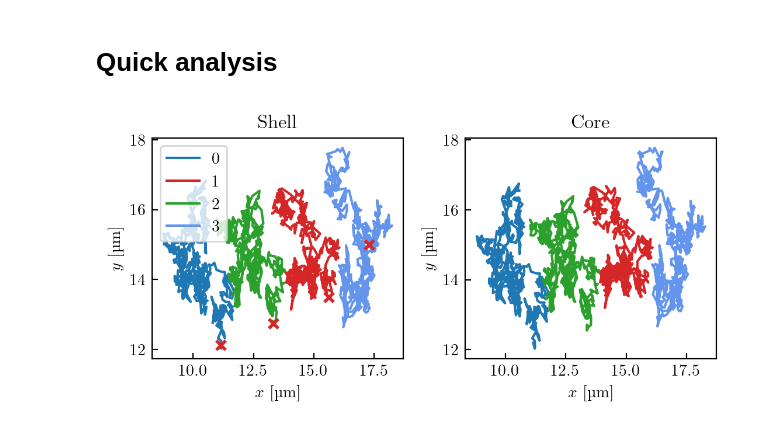
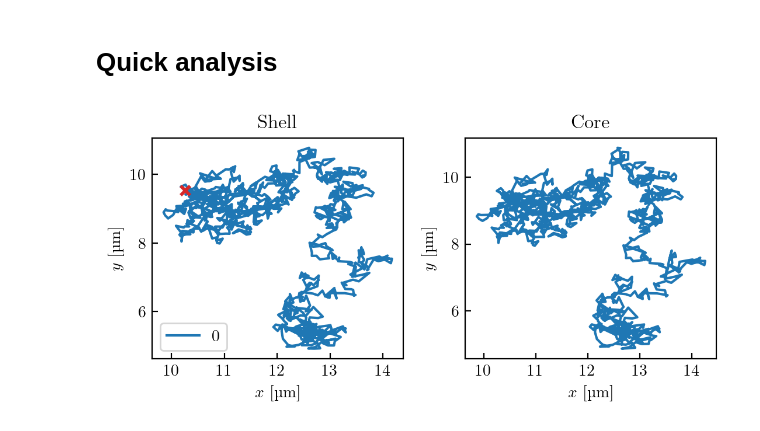
Before and after one commit to nicofares/wraptrack, a Jupyter notebook: wraptrack_coreshell_chain/chain_tracking.ipynb, the cells around one changed output. Cells and saved outputs as stored; diff of their text form; code cells hidden in the pictures.

```diff
--- a/wraptrack_coreshell_chain/chain_tracking.ipynb
+++ b/wraptrack_coreshell_chain/chain_tracking.ipynb
@@ -172,12 +172,12 @@ plt.imshow(stack[i])
 # Test on one image
 # %%
 RING_RADIUS = 31   # px, about the LARGEST ring in the movie
-RANGE_LOWER_PX = 3
-RANGE_UPPER_PX = 7
+RANGE_LOWER_PX = 5
+RANGE_UPPER_PX = 5
 MIN_SNR = 1
 SMOOTHING_SIGMA = 1
 # %%
-i = 0
+i = 34
 
 img = stack[i]
 
@@ -191,7 +191,7 @@ particles = locate_particles(
         smoothing_sigma=SMOOTHING_SIGMA,
         range_lower_px=RANGE_LOWER_PX,
         range_upper_px=RANGE_UPPER_PX,
-        fixed_params={"sigma": 2.2},
+        # fixed_params={"sigma": 2.1},
     ),
     isolate=True,
 )
@@ -315,7 +312,7 @@ del particles, rows
 # Parameters
 
 # Number of particles to be tracked
-N_particles = 4
+N_particles = 1
 
 # Initial guess: start each frame from the particles found in the previous one
 # (much faster). False = full search on every frame, as before.
@@ -326,9 +323,12 @@ USE_PREVIOUS = True
 # the full search.
 MAX_STEP = 0.5
 
+# Isolating each sphere in the tracking
+ISOLATE = True
+
 # Images to track
 start = 0
-stop = 601
+stop = 1201
 step = 1
 
 # Number of images
@@ -403,10 +403,11 @@ for i in tqdm(range(start, stop, step)):
             smoothing_sigma=SMOOTHING_SIGMA,
             range_lower_px=RANGE_LOWER_PX,
             range_upper_px=RANGE_UPPER_PX,
-            fixed_params={"sigma": 2.2},
+            # fixed_params={"sigma": 2.1},
         ),
         previous=previous if USE_PREVIOUS else None,
         max_step=MAX_STEP*RING_RADIUS,
+        isolate=ISOLATE,
     )
 
     if len(particles) == N_particles:
@@ -585,25 +588,25 @@ colors = ['tab:blue', 'tab:red', 'tab:green', 'cornflowerblue', 'sandybrown']
 # %%
 fig, [ax1, ax2] = plt.subplots(1, 2, figsize=(14/2.54, 7/2.54))
 
-# start = 0
-# stop = -1
-# step = 1
+start = 0
+stop = 3750
+step = 1
 
 for i, p in enumerate(p_ids):
     subset = results[results["particle"] == p]
     ax1.plot(subset['xs'] * 1e6, subset['ys'] * 1e6, color=colors[i], label=str(p))
     ax1.plot(subset['xs'].iloc[0] * 1e6, subset['ys'].iloc[0] * 1e6, 'x', mew=2, mec='tab:red')
     ax2.plot(subset['xc'] * 1e6, subset['yc'] * 1e6, color=colors[i], label=str(p))
 
 ax1.legend()
 
 ax1.set(xlabel=r'$x$ [\textmu m]', ylabel=r'$y$ [\textmu m]', title='Shell')
 ax2.set(xlabel=r'$x$ [\textmu m]', ylabel=r'$y$ [\textmu m]', title='Core')
 
 plt.tight_layout()
 plt.show()
 # %% [output]
-[figure, old version]
+[figure, new version]
 # %%
 def moment(n, x, t, return_std = False, retrieve_mean = False, mean_abs = False):
     """
```
Also changed, not shown: parts of 20 cells of this notebook.
